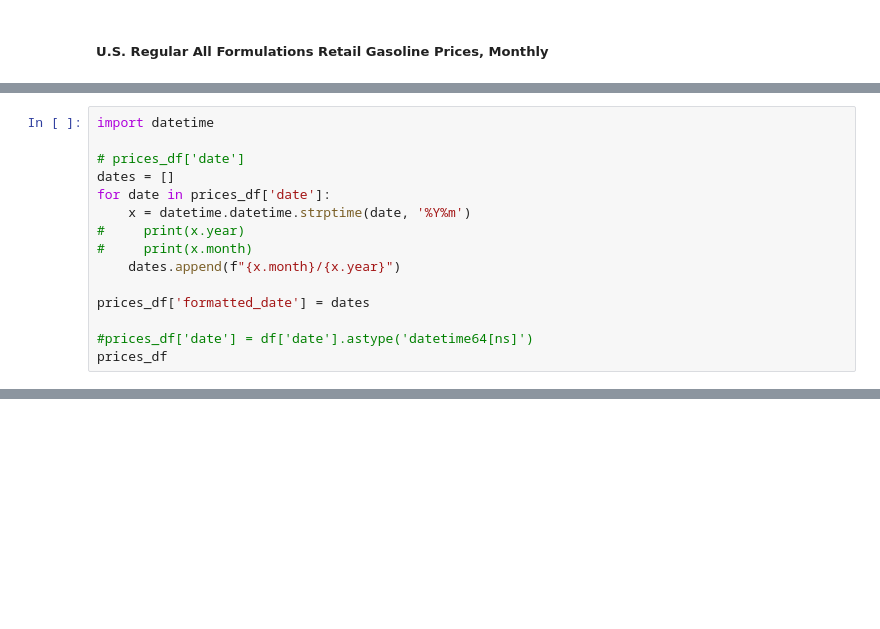
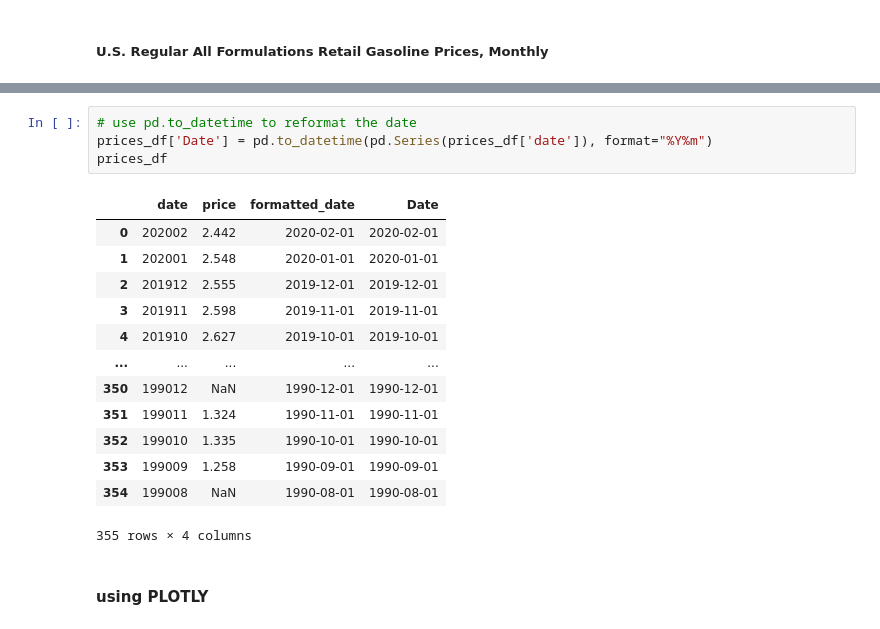
Before and after one commit to Eng-Hisham991/National_Park_Analysis, a Jupyter notebook: getGasPricesWIP.ipynb, the cells around one changed output, grey strips where cells are left out. Drawn from its saved outputs; the diff is of its cells as text; blank space fills up the shorter version.

Commit message:
Date formatting nicely - filling out EIA Gas

```diff
--- a/getGasPricesWIP.ipynb
+++ b/getGasPricesWIP.ipynb
@@ -201,17 +184,2 @@ print(date_object)
 # %% [output]
 2018-09-15 00:00:00
-# %%
-import datetime
-
-# prices_df['date']
-dates = []
-for date in prices_df['date']:
-    x = datetime.datetime.strptime(date, '%Y%m')
-#     print(x.year)
-#     print(x.month)
-    dates.append(f"{x.month}/{x.year}")
-
-prices_df['formatted_date'] = dates
-
-#prices_df['date'] = df['date'].astype('datetime64[ns]')
-prices_df
@@ -239 +186,21 @@ print(x)
+# %%
+# use pd.to_datetime to reformat the date
+prices_df['Date'] = pd.to_datetime(pd.Series(prices_df['date']), format="%Y%m")
+prices_df
+# %% [output]
+|  | date | price | formatted_date | Date |
+| 0 | 202002 | 2.442 | 2020-02-01 | 2020-02-01 |
+| 1 | 202001 | 2.548 | 2020-01-01 | 2020-01-01 |
+| 2 | 201912 | 2.555 | 2019-12-01 | 2019-12-01 |
+| 3 | 201911 | 2.598 | 2019-11-01 | 2019-11-01 |
+| 4 | 201910 | 2.627 | 2019-10-01 | 2019-10-01 |
+| ... | ... | ... | ... | ... |
+| 350 | 199012 | NaN | 1990-12-01 | 1990-12-01 |
+| 351 | 199011 | 1.324 | 1990-11-01 | 1990-11-01 |
+| 352 | 199010 | 1.335 | 1990-10-01 | 1990-10-01 |
+| 353 | 199009 | 1.258 | 1990-09-01 | 1990-09-01 |
+| 354 | 199008 | NaN | 1990-08-01 | 1990-08-01 |
+355 rows × 4 columns
+# %% [markdown]
+#### using PLOTLY
 # %%
```
Also changed, not shown: parts of 16 cells of this notebook.
